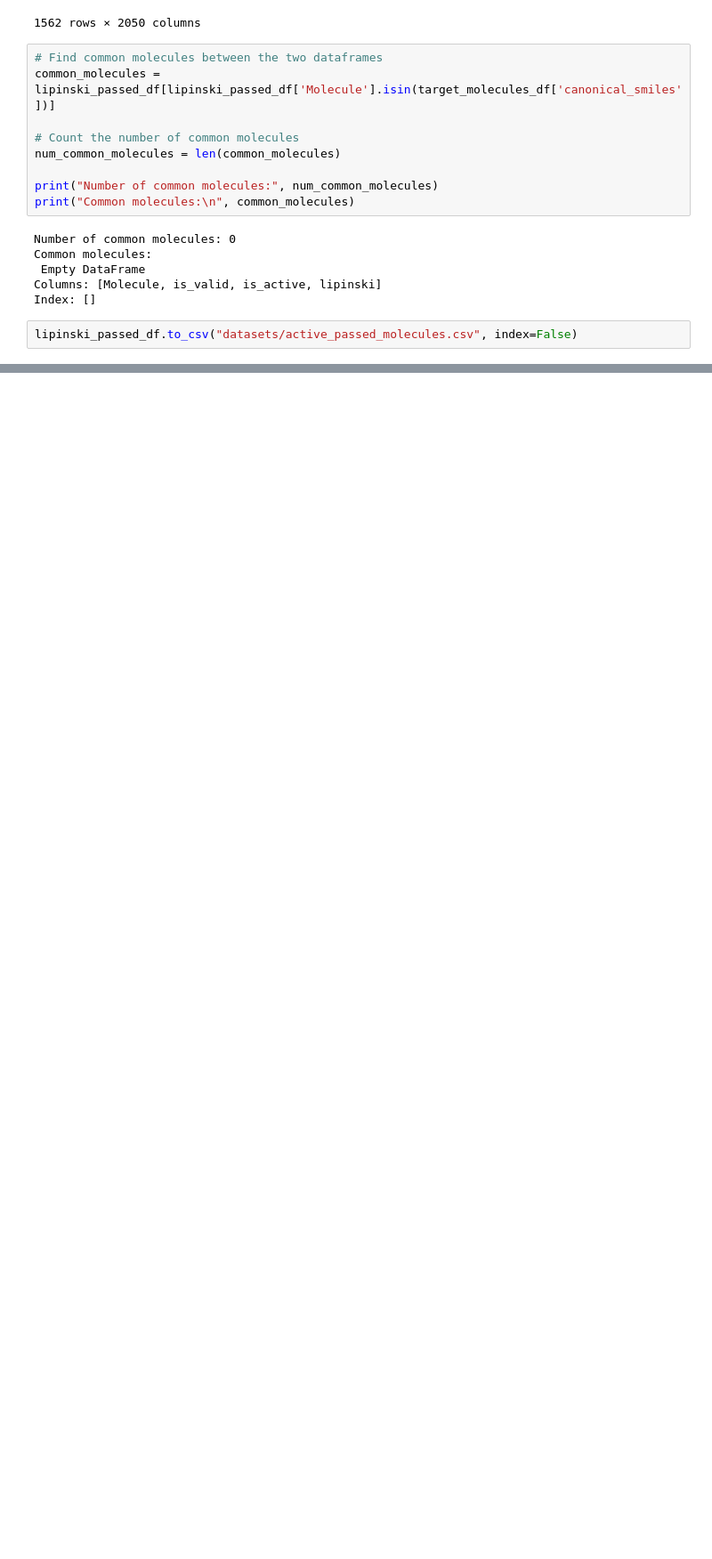
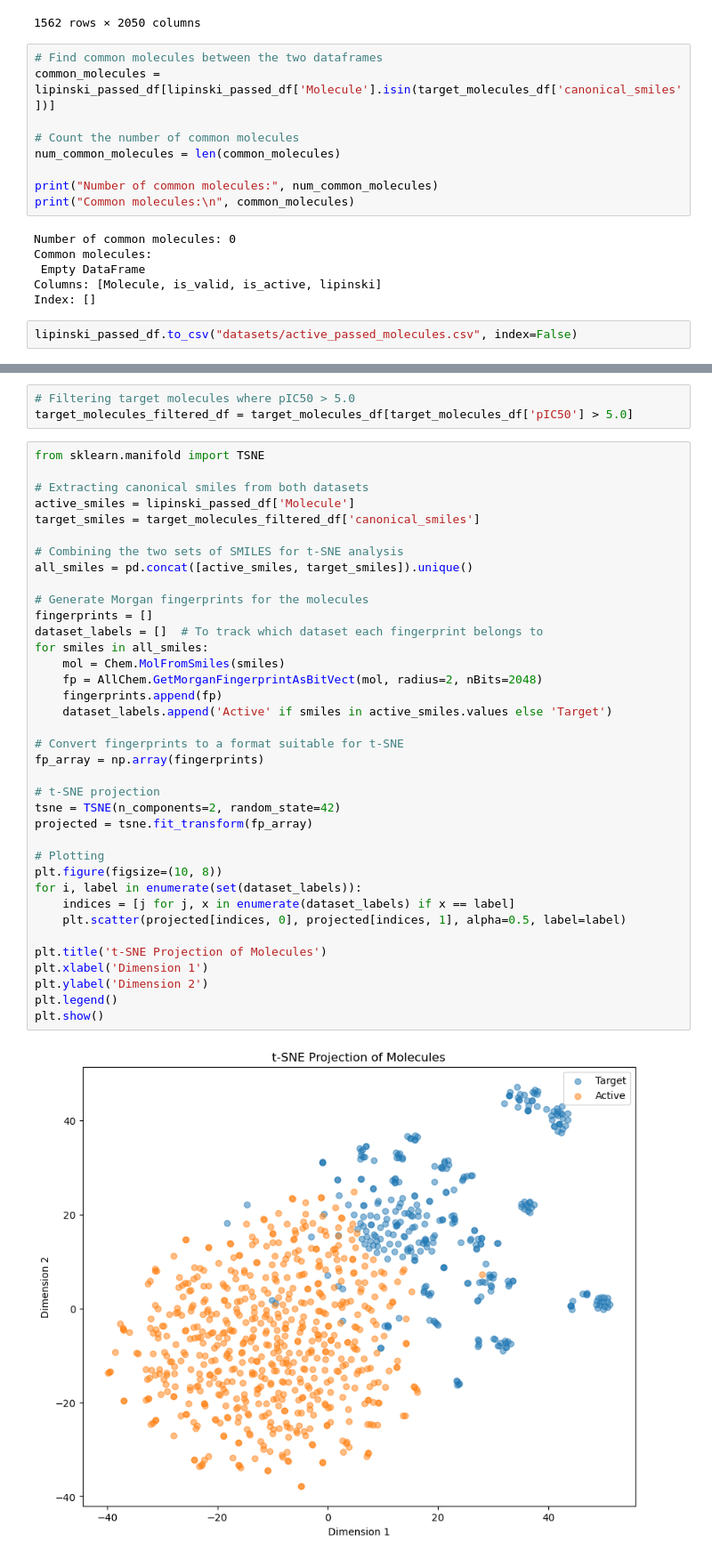
Before and after one commit to catorch/LLaMA-Mol, a Jupyter notebook: 9_new_molecules_evaluation.ipynb, the cells around one changed output, grey strips where cells are left out. Shown: that part at 89% size. Drawn from its saved outputs; the diff is of its cells as text; blank space fills up the shorter version.

```diff
--- a/9_new_molecules_evaluation.ipynb
+++ b/9_new_molecules_evaluation.ipynb
@@ -407,0 +424,42 @@ lipinski_passed_df.to_csv("datasets/active_passed_molecules.csv", index=False)
+# %%
+# Filtering target molecules where pIC50 > 5.0
+target_molecules_filtered_df = target_molecules_df[target_molecules_df['pIC50'] > 5.0]
+# %%
+from sklearn.manifold import TSNE
+
+# Extracting canonical smiles from both datasets
+active_smiles = lipinski_passed_df['Molecule']
+target_smiles = target_molecules_filtered_df['canonical_smiles']
+
+# Combining the two sets of SMILES for t-SNE analysis
+all_smiles = pd.concat([active_smiles, target_smiles]).unique()
+
+# Generate Morgan fingerprints for the molecules
+fingerprints = []
+dataset_labels = []  # To track which dataset each fingerprint belongs to
+for smiles in all_smiles:
+    mol = Chem.MolFromSmiles(smiles)
+    fp = AllChem.GetMorganFingerprintAsBitVect(mol, radius=2, nBits=2048)
+    fingerprints.append(fp)
+    dataset_labels.append('Active' if smiles in active_smiles.values else 'Target')
+
+# Convert fingerprints to a format suitable for t-SNE
+fp_array = np.array(fingerprints)
+
+# t-SNE projection
+tsne = TSNE(n_components=2, random_state=42)
+projected = tsne.fit_transform(fp_array)
+
+# Plotting
+plt.figure(figsize=(10, 8))
+for i, label in enumerate(set(dataset_labels)):
+    indices = [j for j, x in enumerate(dataset_labels) if x == label]
+    plt.scatter(projected[indices, 0], projected[indices, 1], alpha=0.5, label=label)
+
+plt.title('t-SNE Projection of Molecules')
+plt.xlabel('Dimension 1')
+plt.ylabel('Dimension 2')
+plt.legend()
+plt.show()
+# %% [output]
+[figure, added]
```
Also changed, not shown: parts of 2 cells of this notebook.
